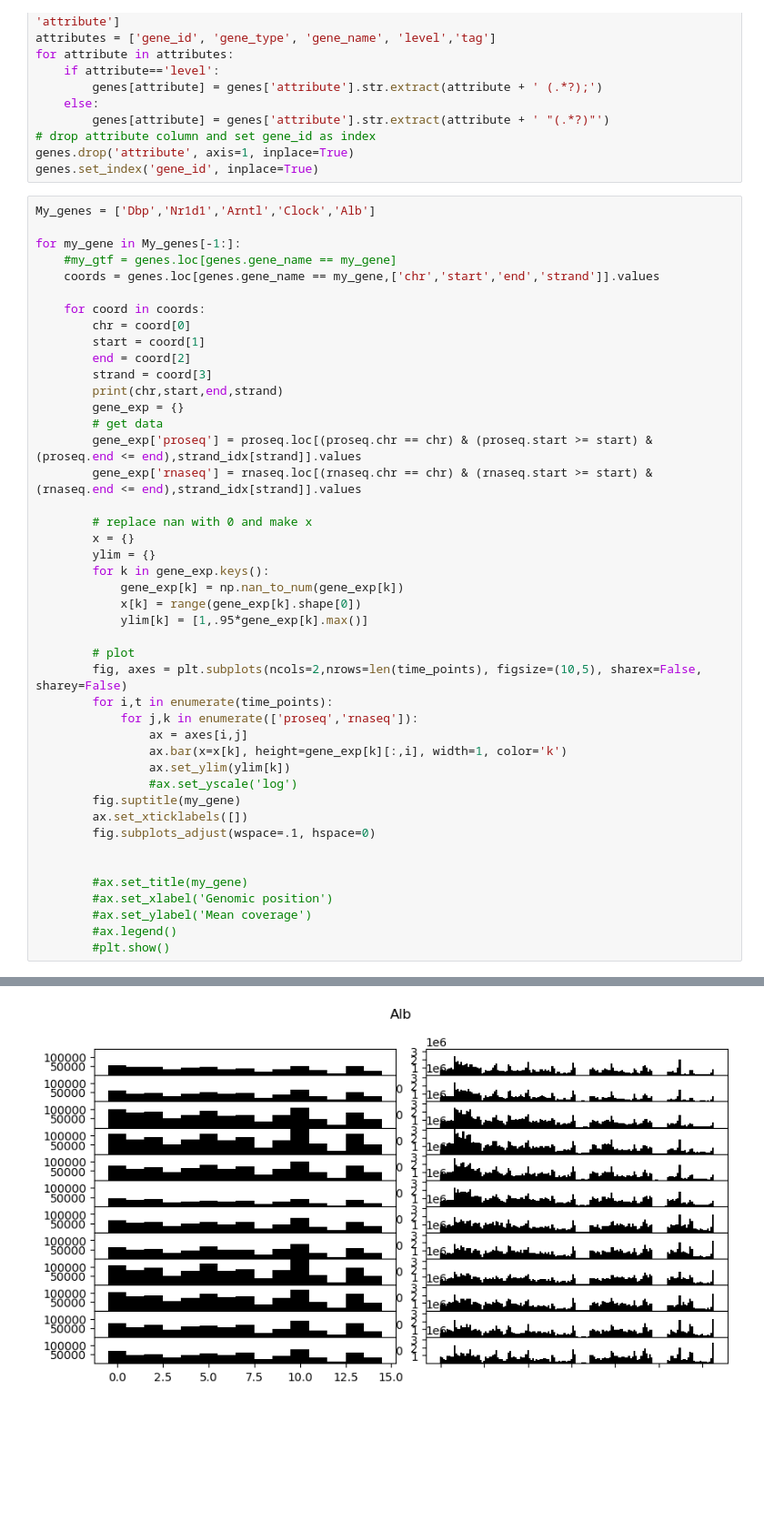
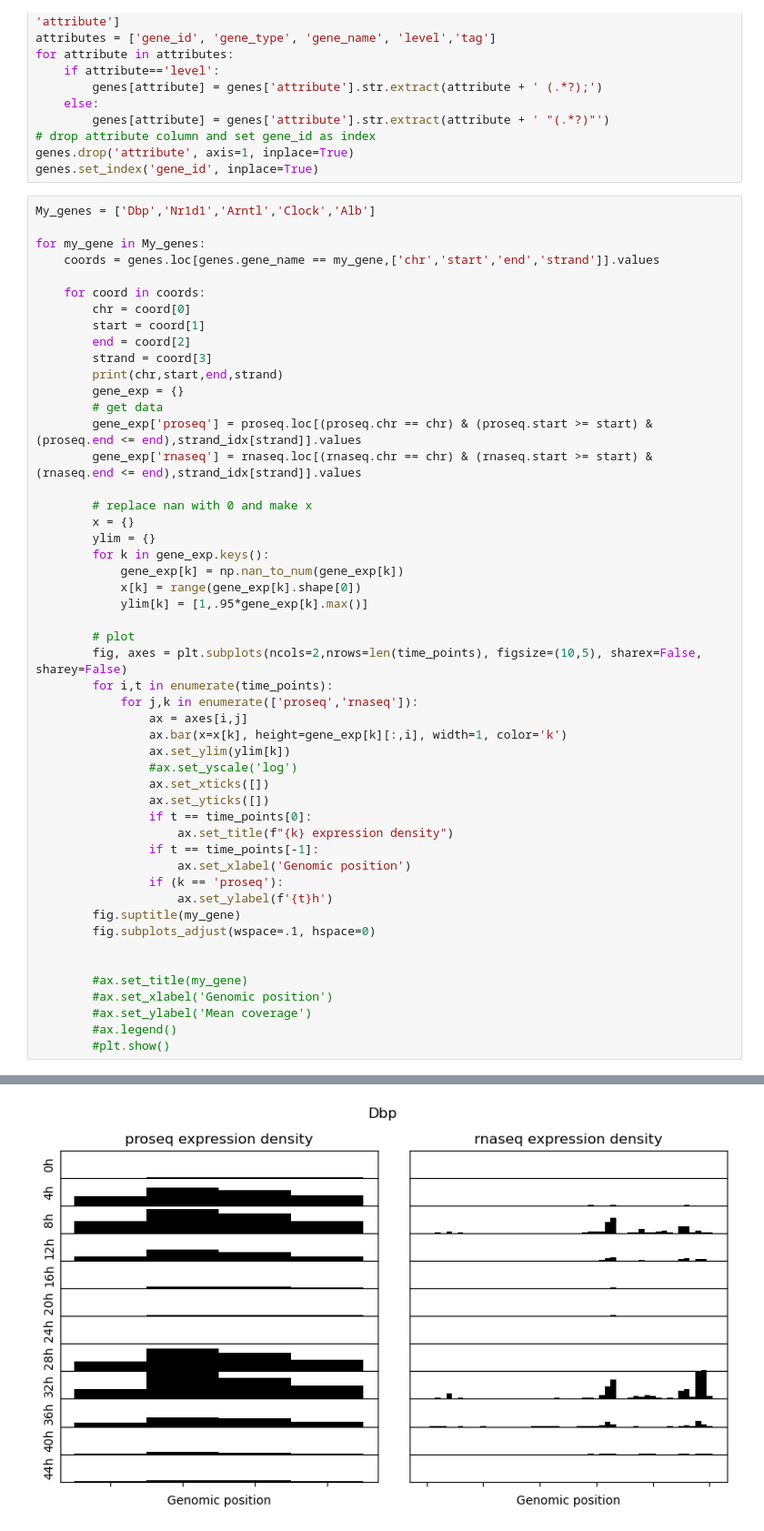
Before and after one commit to jmbreda/PROseq, a Jupyter notebook: notebooks/Figure1.ipynb, the cells around one changed output, grey strips where cells are left out. Shown at 91% size. Cells and saved outputs as stored; diff of their text form; blank space fills up the shorter version.

```diff
--- a/notebooks/Figure1.ipynb
+++ b/notebooks/Figure1.ipynb
@@ -50,8 +50,7 @@ genes.set_index('gene_id', inplace=True)
 # %%
 My_genes = ['Dbp','Nr1d1','Arntl','Clock','Alb']
 
-for my_gene in My_genes[-1:]:
-    #my_gtf = genes.loc[genes.gene_name == my_gene]
+for my_gene in My_genes:
     coords = genes.loc[genes.gene_name == my_gene,['chr','start','end','strand']].values
 
     for coord in coords:
@@ -81,8 +80,15 @@ for my_gene in My_genes[-1:]:
                 ax.bar(x=x[k], height=gene_exp[k][:,i], width=1, color='k')
                 ax.set_ylim(ylim[k])
                 #ax.set_yscale('log')
+                ax.set_xticks([])
+                ax.set_yticks([])
+                if t == time_points[0]:
+                    ax.set_title(f"{k} expression density")
+                if t == time_points[-1]:
+                    ax.set_xlabel('Genomic position')
+                if (k == 'proseq'):
+                    ax.set_ylabel(f'{t}h')
         fig.suptitle(my_gene)
-        ax.set_xticklabels([])
         fig.subplots_adjust(wspace=.1, hspace=0)
 
 
@@ -95,2 +105,2 @@ for my_gene in My_genes[-1:]:
 chr5 90460897 90476602 +
-[figure, old version]
+[figure, new version]
```
Also changed, not shown: parts of 2 cells of this notebook.
